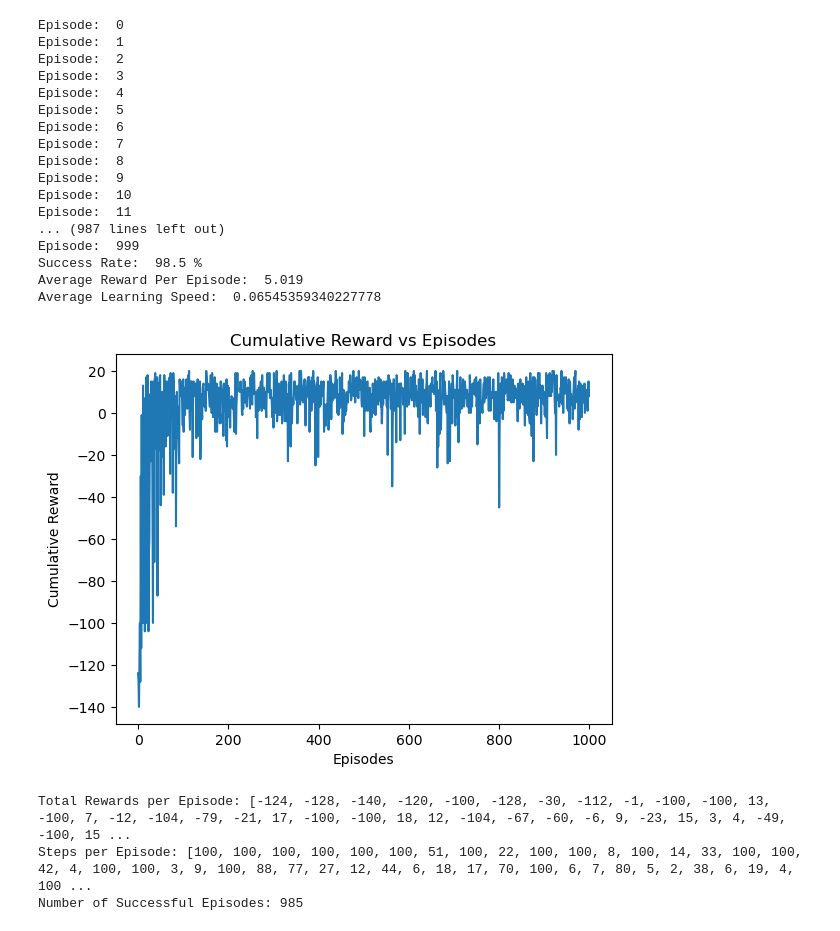
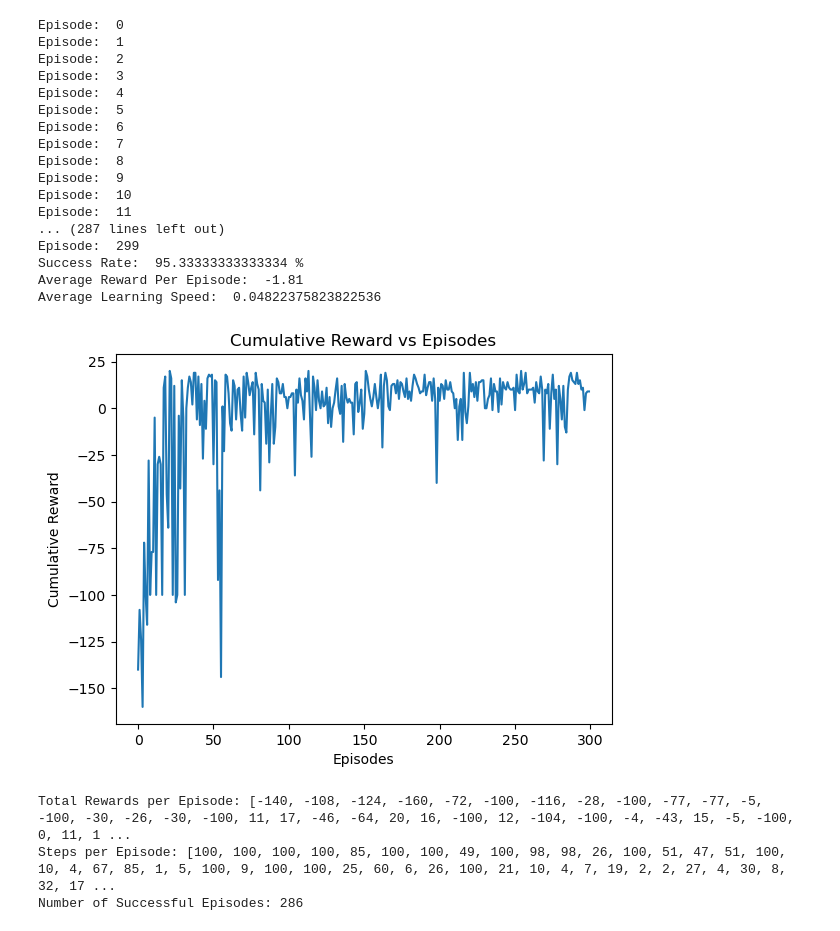
Before and after one commit to namtran3103/UNSWAI2, a Jupyter notebook: assignment2.ipynb, the cells around one changed output. Drawn from its saved outputs; the diff is of its cells as text; code cells hidden in the pictures.

```diff
--- a/assignment2.ipynb
+++ b/assignment2.ipynb
@@ -56,7 +56,7 @@ decay_rate = 0.01
 
 alpha = 0.8    # Learning rate
 gamma = 0.95   # Discount factor
-num_episodes = 1000
+num_episodes = 2000
 max_steps_per_episode = 100
 
 
@@ -181,7 +181,7 @@ decay_rateS = 0.01
 
 alphaS = 0.8    # Learning rate
 gammaS = 0.95   # Discount factor
-num_episodesS = 1000
+num_episodesS = 300
 max_steps_per_episodeS = 100
 
 
@@ -261,42 +261,42 @@ averageLearningSpeedS = calculateAverageLearningSpeed(steps_per_episodeS)
 # Save metrics to a JSON file
 metricsS = {
     "Success Rate": successRateS,
     "Average Reward per Episode": averageRewardPerEpisodeS,
     "Average Learning Speed": averageLearningSpeedS,
 }
 
 with open("metricsS.json", "w") as fS:
     json.dump(metricsS, fS, indent=4)
 
 # Plot cumulative reward
 plotCumulativeReward(total_rewards_per_episodeS)
 
 # Print metrics
 print(f"Total Rewards per Episode: {total_rewards_per_episodeS}")
 print(f"Steps per Episode: {steps_per_episodeS}")
 print(f"Number of Successful Episodes: {successful_episodesS}")
 # %% [output]
 Episode:  0
 Episode:  1
 Episode:  2
 Episode:  3
 Episode:  4
 Episode:  5
 Episode:  6
 Episode:  7
 Episode:  8
 Episode:  9
 Episode:  10
 Episode:  11
-... (987 lines left out)
-Episode:  999
-Success Rate:  98.5 %
-Average Reward Per Episode:  5.019
-Average Learning Speed:  0.06545359340227778
+... (287 lines left out)
+Episode:  299
+Success Rate:  95.33333333333334 %
+Average Reward Per Episode:  -1.81
+Average Learning Speed:  0.04822375823822536
-[figure, old version]
+[figure, new version]
-Total Rewards per Episode: [-124, -128, -140, -120, -100, -128, -30, -112, -1, -100, -100, 13, -100, 7, -12, -104, -79, -21, 17, -100, -100, 18, 12, -104, -67, -60, -6, 9, -23, 15, 3, 4, -49, -100, 15 ...
-Steps per Episode: [100, 100, 100, 100, 100, 100, 51, 100, 22, 100, 100, 8, 100, 14, 33, 100, 100, 42, 4, 100, 100, 3, 9, 100, 88, 77, 27, 12, 44, 6, 18, 17, 70, 100, 6, 7, 80, 5, 2, 38, 6, 19, 4, 100 ...
-Number of Successful Episodes: 985
+Total Rewards per Episode: [-140, -108, -124, -160, -72, -100, -116, -28, -100, -77, -77, -5, -100, -30, -26, -30, -100, 11, 17, -46, -64, 20, 16, -100, 12, -104, -100, -4, -43, 15, -5, -100, 0, 11, 1 ...
+Steps per Episode: [100, 100, 100, 100, 85, 100, 100, 49, 100, 98, 98, 26, 100, 51, 47, 51, 100, 10, 4, 67, 85, 1, 5, 100, 9, 100, 100, 25, 60, 6, 26, 100, 21, 10, 4, 7, 19, 2, 2, 27, 4, 30, 8, 32, 17 ...
+Number of Successful Episodes: 286
 # %%
 def provideTeacherAdvice(teacherQTable, currentState, availability, accuracy):
     correctAction = np.argmax(teacherQTable[currentState, :])
```
Also changed, not shown: parts of 6 cells of this notebook, 4 other files.
